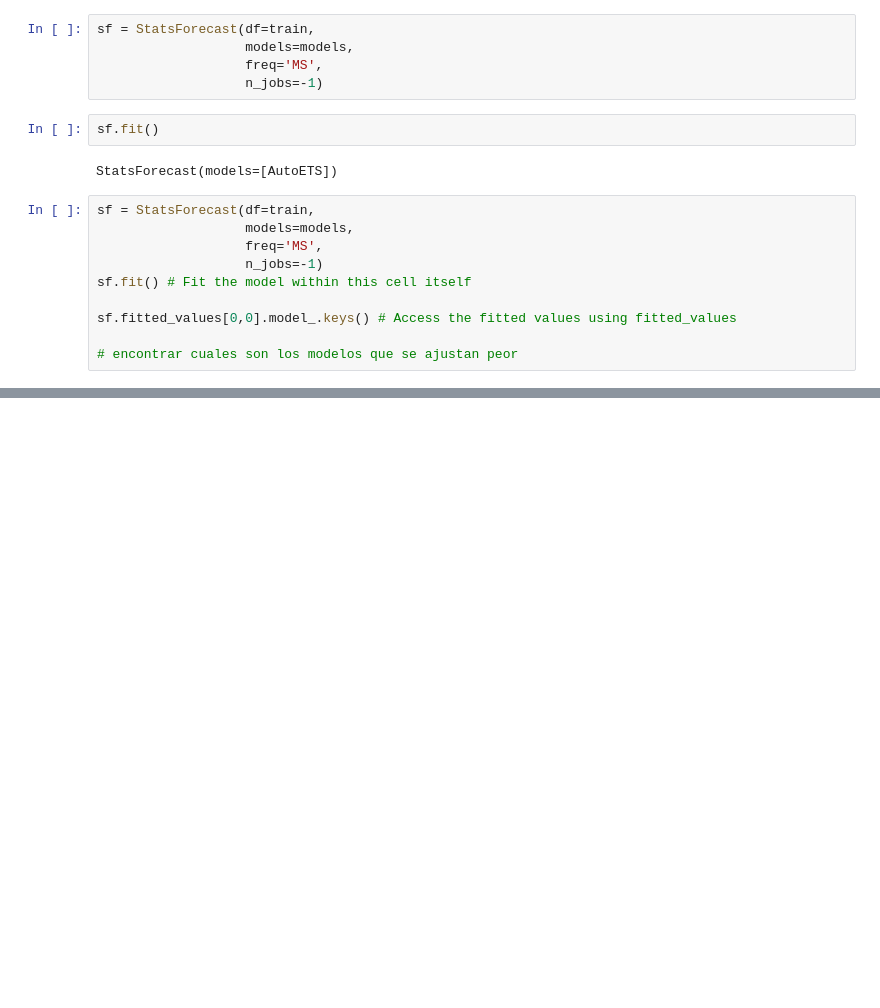
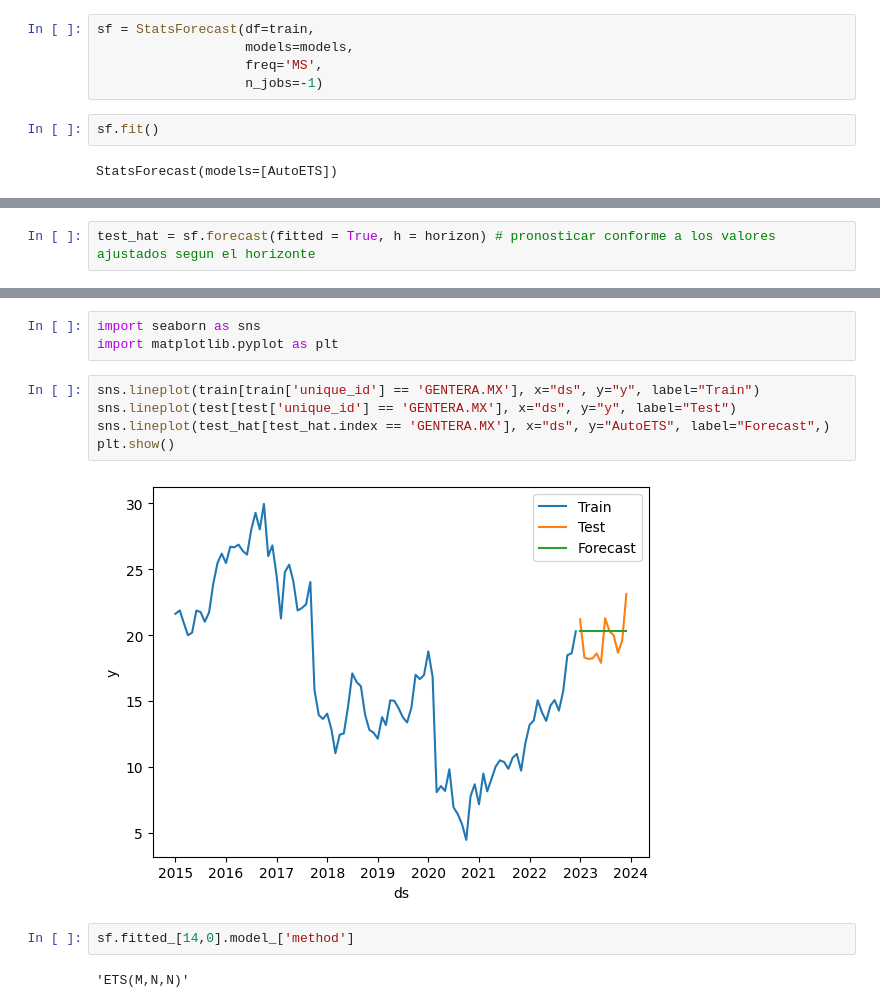
Before and after one commit to Michelleagl/Series_de_Tiempo, a Jupyter notebook: ETS_IPC.ipynb, the cells around one changed output, grey strips where cells are left out. Saved outputs shown, nothing was run; the diff lists cells and outputs as text; blank space fills up the shorter version.

```diff
--- a/ETS_IPC.ipynb
+++ b/ETS_IPC.ipynb
@@ -111,13 +118,3 @@ sf = StatsForecast(df=train,
 sf.fit()
 # %% [output]
 StatsForecast(models=[AutoETS])
-# %%
-sf = StatsForecast(df=train,
-                   models=models,
-                   freq='MS',
-                   n_jobs=-1)
-sf.fit() # Fit the model within this cell itself
-
-sf.fitted_values[0,0].model_.keys() # Access the fitted values using fitted_values
-
-# encontrar cuales son los modelos que se ajustan peor
@@ -125,0 +153,2 @@ AttributeError: 'StatsForecast' object has no attribute 'fitted_values'
+# %%
+test_hat = sf.forecast(fitted = True, h = horizon) # pronosticar conforme a los valores ajustados segun el horizonte
@@ -125,0 +226,14 @@ AttributeError: 'StatsForecast' object has no attribute 'fitted_values'
+# %%
+import seaborn as sns
+import matplotlib.pyplot as plt
+# %%
+sns.lineplot(train[train['unique_id'] == 'GENTERA.MX'], x="ds", y="y", label="Train")
+sns.lineplot(test[test['unique_id'] == 'GENTERA.MX'], x="ds", y="y", label="Test")
+sns.lineplot(test_hat[test_hat.index == 'GENTERA.MX'], x="ds", y="AutoETS", label="Forecast",)
+plt.show()
+# %% [output]
+[figure, added]
+# %%
+sf.fitted_[14,0].model_['method']
+# %% [output]
+'ETS(M,N,N)'
```
Also changed, not shown: parts of 22 cells of this notebook.
